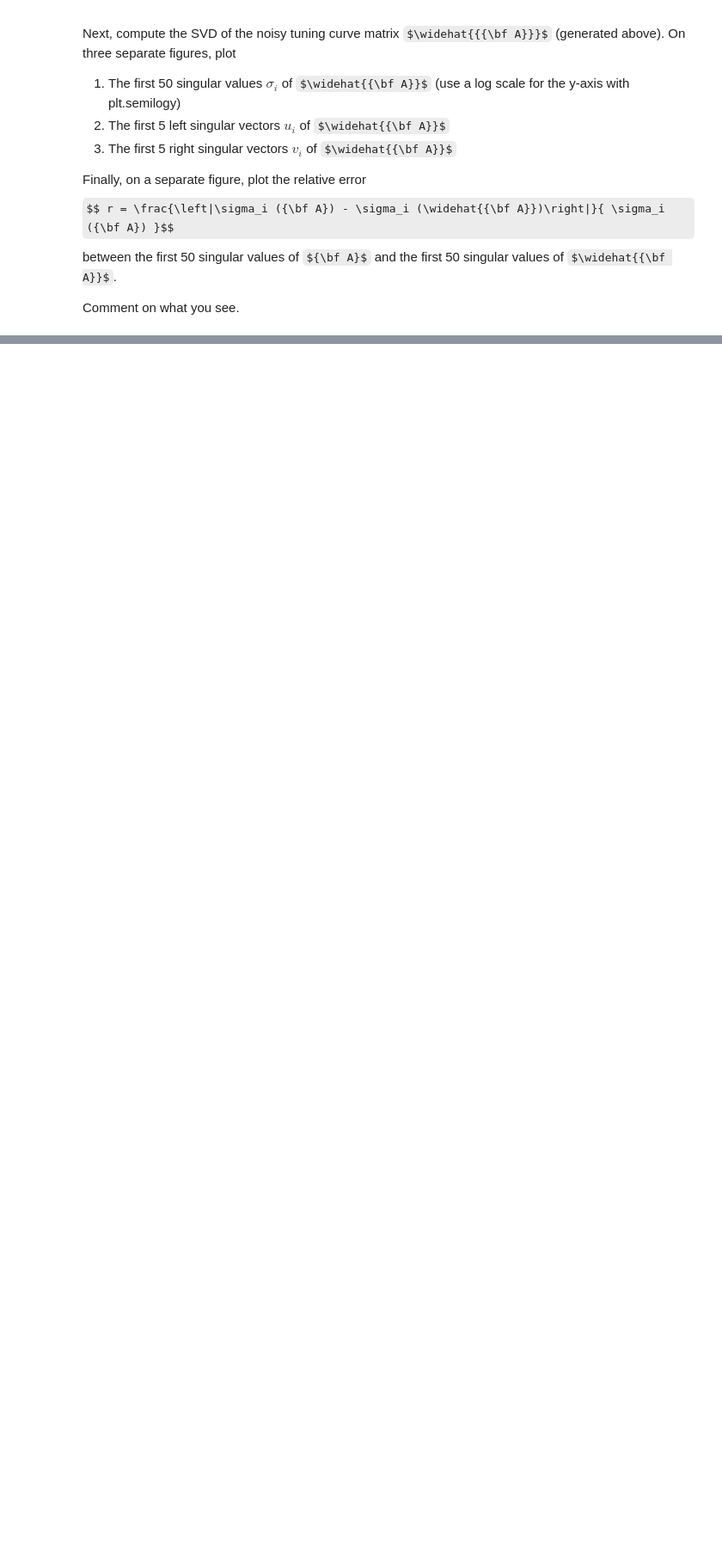
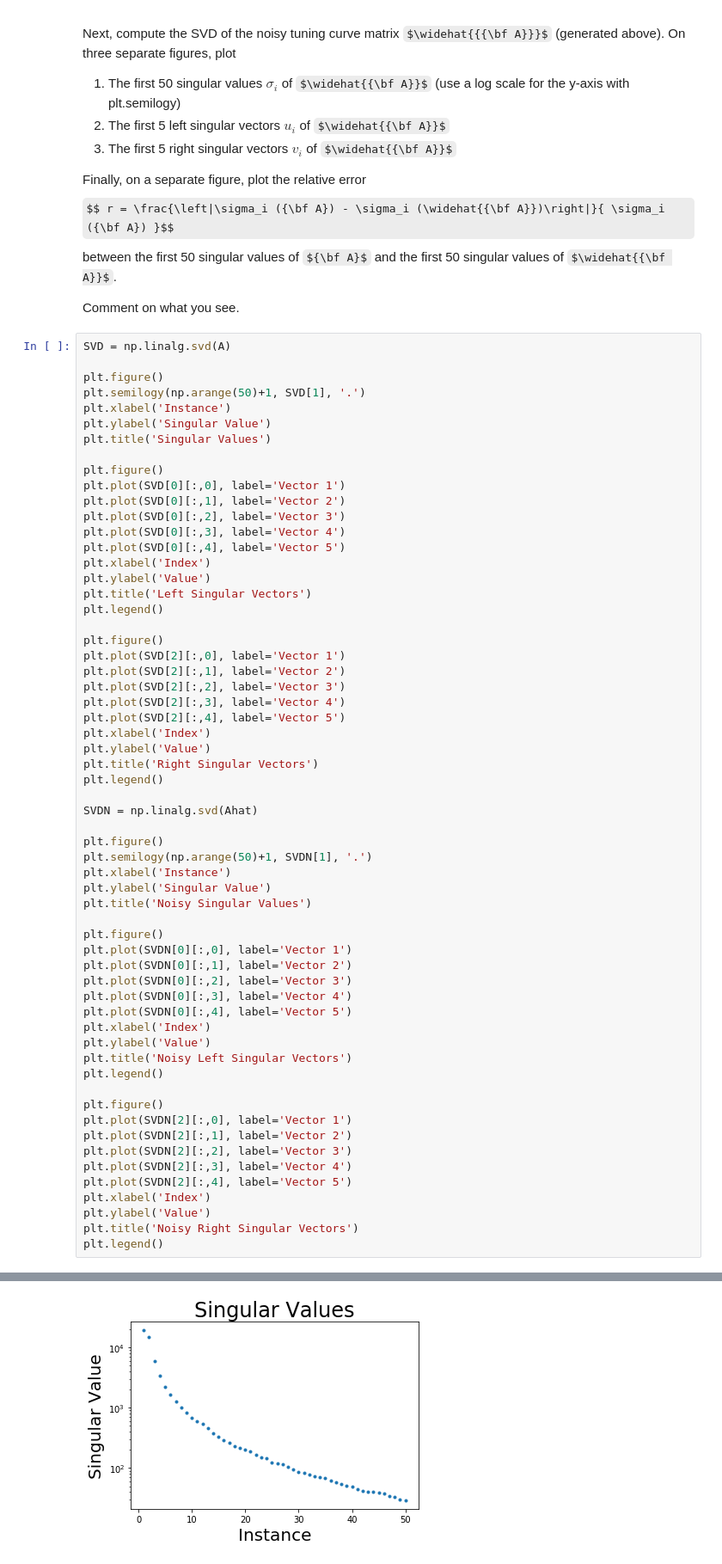
Before and after one commit to Quantumgame/EE207, a Jupyter notebook: Assignments/homework1-1/homework1/problem4_bonus.ipynb, the cells around one changed output, grey strips where cells are left out. Shown at 86% size. Drawn from its saved outputs; the diff is of its cells as text; some formulas as TeX source; blank space fills up the shorter version.

```diff
--- a/Assignments/homework1-1/homework1/problem4_bonus.ipynb
+++ b/Assignments/homework1-1/homework1/problem4_bonus.ipynb
@@ -62,3 +62,64 @@ $$ r = \frac{\left|\sigma_i ({\bf A}) - \sigma_i (\widehat{{\bf A}})\right|}{ \s
 between the first 50 singular values of ${\bf A}$ and the first 50 singular values of $\widehat{{\bf A}}$.
 
 Comment on what you see.
+# %%
+SVD = np.linalg.svd(A)
+
+plt.figure()
+plt.semilogy(np.arange(50)+1, SVD[1], '.')
+plt.xlabel('Instance')
+plt.ylabel('Singular Value')
+plt.title('Singular Values')
+
+plt.figure()
+plt.plot(SVD[0][:,0], label='Vector 1')
+plt.plot(SVD[0][:,1], label='Vector 2')
+plt.plot(SVD[0][:,2], label='Vector 3')
+plt.plot(SVD[0][:,3], label='Vector 4')
+plt.plot(SVD[0][:,4], label='Vector 5')
+plt.xlabel('Index')
+plt.ylabel('Value')
+plt.title('Left Singular Vectors')
+plt.legend()
+
+plt.figure()
+plt.plot(SVD[2][:,0], label='Vector 1')
+plt.plot(SVD[2][:,1], label='Vector 2')
+plt.plot(SVD[2][:,2], label='Vector 3')
+plt.plot(SVD[2][:,3], label='Vector 4')
+plt.plot(SVD[2][:,4], label='Vector 5')
+plt.xlabel('Index')
+plt.ylabel('Value')
+plt.title('Right Singular Vectors')
+plt.legend()
+
+SVDN = np.linalg.svd(Ahat)
+
+plt.figure()
+plt.semilogy(np.arange(50)+1, SVDN[1], '.')
+plt.xlabel('Instance')
+plt.ylabel('Singular Value')
+plt.title('Noisy Singular Values')
+
+plt.figure()
+plt.plot(SVDN[0][:,0], label='Vector 1')
+plt.plot(SVDN[0][:,1], label='Vector 2')
+plt.plot(SVDN[0][:,2], label='Vector 3')
+plt.plot(SVDN[0][:,3], label='Vector 4')
+plt.plot(SVDN[0][:,4], label='Vector 5')
+plt.xlabel('Index')
+plt.ylabel('Value')
+plt.title('Noisy Left Singular Vectors')
+plt.legend()
+
+plt.figure()
+plt.plot(SVDN[2][:,0], label='Vector 1')
+plt.plot(SVDN[2][:,1], label='Vector 2')
+plt.plot(SVDN[2][:,2], label='Vector 3')
+plt.plot(SVDN[2][:,3], label='Vector 4')
+plt.plot(SVDN[2][:,4], label='Vector 5')
+plt.xlabel('Index')
+plt.ylabel('Value')
+plt.title('Noisy Right Singular Vectors')
+plt.legend()
+# %% [output]
@@ -64,0 +127 @@ Comment on what you see.
+[figure, added]
```
Also changed, not shown: parts of 2 cells of this notebook, 1 other file.
